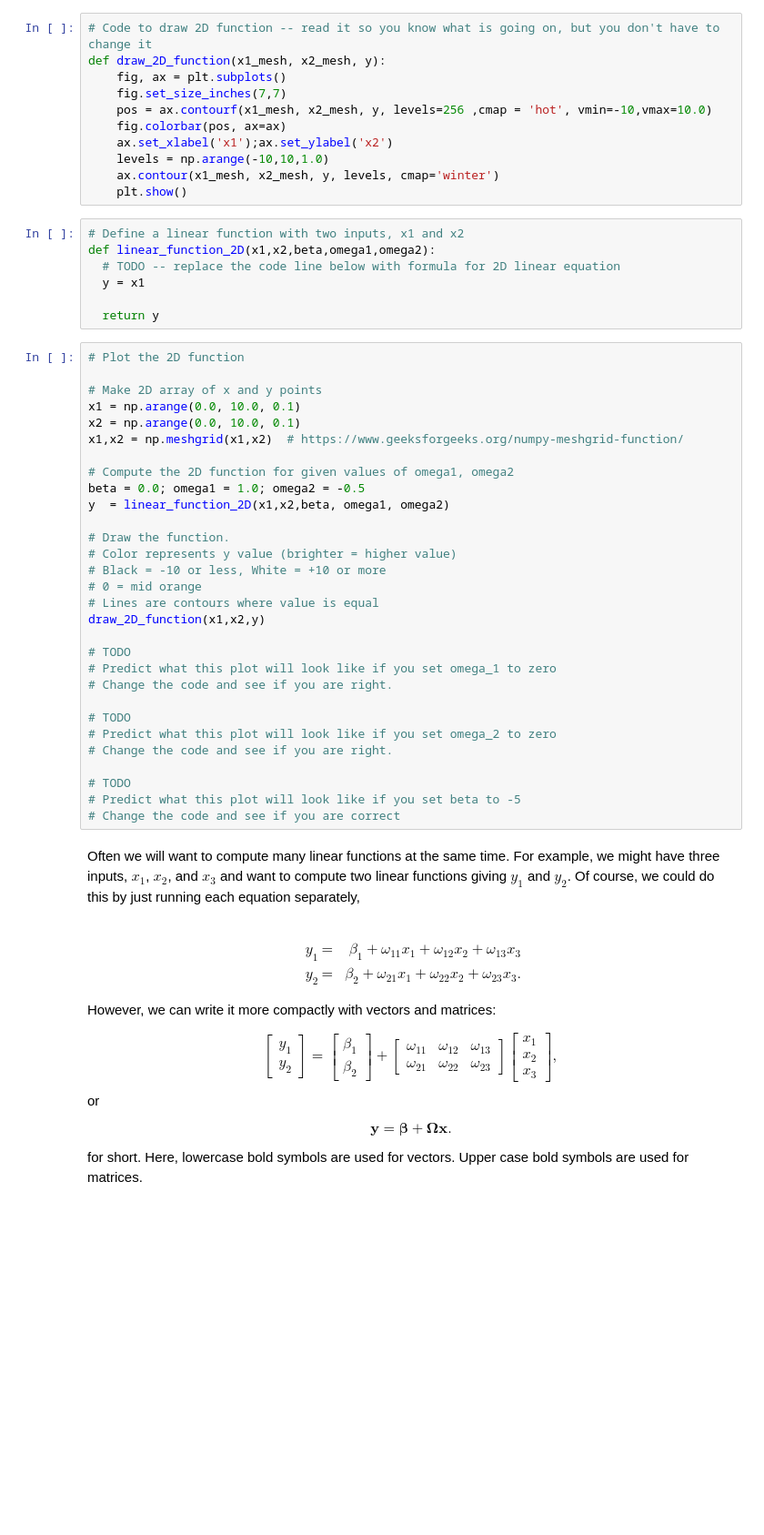
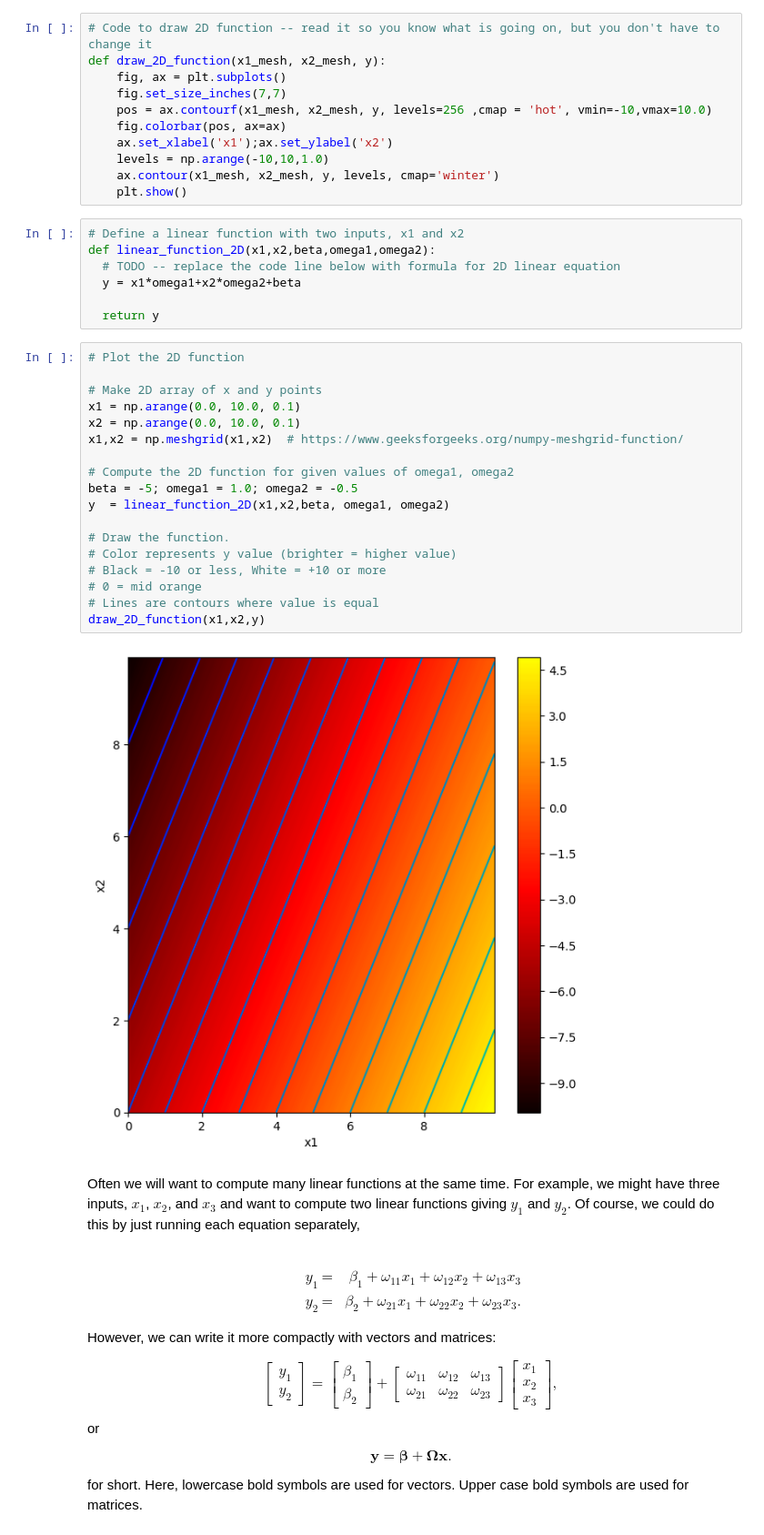
Before and after one commit to mohammedelnageb/ML_ITI_Tasks, a Jupyter notebook: Notebooks/Chap01/1_1_BackgroundMathematics.ipynb, the cells around one changed output. Shown at 91% size. Cells and saved outputs as stored; diff of their text form; blank space fills up the shorter version.

```diff
--- a/Notebooks/Chap01/1_1_BackgroundMathematics.ipynb
+++ b/Notebooks/Chap01/1_1_BackgroundMathematics.ipynb
@@ -67,39 +69,29 @@ def draw_2D_function(x1_mesh, x2_mesh, y):
 # Define a linear function with two inputs, x1 and x2
 def linear_function_2D(x1,x2,beta,omega1,omega2):
   # TODO -- replace the code line below with formula for 2D linear equation
-  y = x1
+  y = x1*omega1+x2*omega2+beta
 
   return y
 # %%
 # Plot the 2D function
 
 # Make 2D array of x and y points
 x1 = np.arange(0.0, 10.0, 0.1)
 x2 = np.arange(0.0, 10.0, 0.1)
 x1,x2 = np.meshgrid(x1,x2)  # https://www.geeksforgeeks.org/numpy-meshgrid-function/
 
 # Compute the 2D function for given values of omega1, omega2
-beta = 0.0; omega1 = 1.0; omega2 = -0.5
+beta = -5; omega1 = 1.0; omega2 = -0.5
 y  = linear_function_2D(x1,x2,beta, omega1, omega2)
 
 # Draw the function.
 # Color represents y value (brighter = higher value)
 # Black = -10 or less, White = +10 or more
 # 0 = mid orange
 # Lines are contours where value is equal
 draw_2D_function(x1,x2,y)
-
-# TODO
-# Predict what this plot will look like if you set omega_1 to zero
-# Change the code and see if you are right.
-
-# TODO
-# Predict what this plot will look like if you set omega_2 to zero
-# Change the code and see if you are right.
-
-# TODO
-# Predict what this plot will look like if you set beta to -5
-# Change the code and see if you are correct
+# %% [output]
+[figure, added]
 # %% [markdown]
 Often we will want to compute many linear functions at the same time.  For example, we might have three inputs, $x_1$, $x_2$, and $x_3$ and want to compute two linear functions giving $y_1$ and $y_2$. Of course, we could do this by just running each equation separately,<br><br>
 
```
Also changed, not shown: parts of 6 cells of this notebook.
